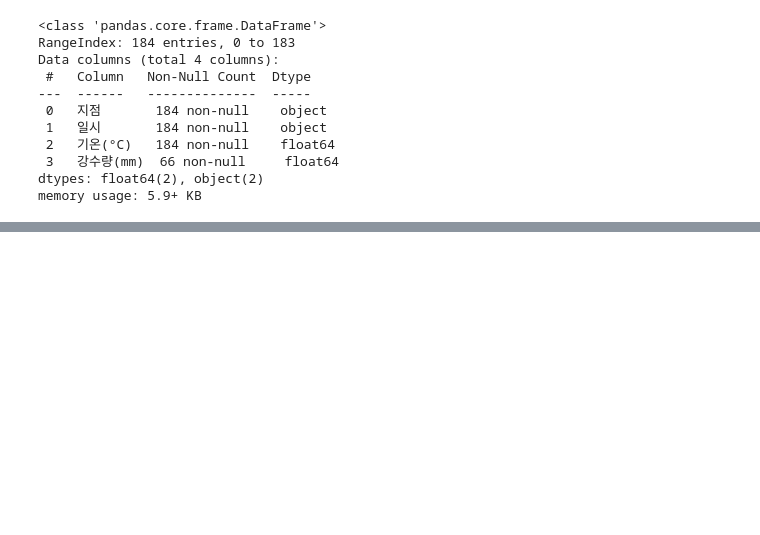
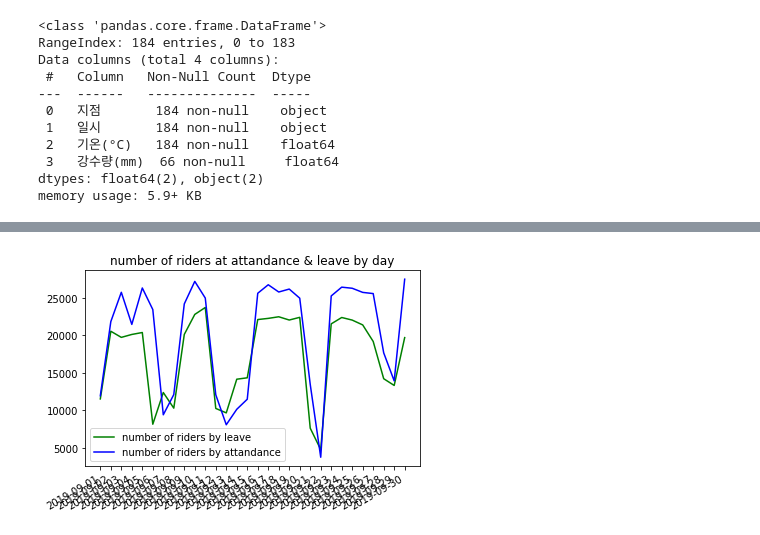
Before and after one commit to mucollabo/busRidersPredic, a Jupyter notebook: busRidersPredic.ipynb, the cells around one changed output, grey strips where cells are left out. Saved outputs shown, nothing was run; the diff lists cells and outputs as text; code cells hidden in the pictures; blank space fills up the shorter version.

```diff
--- a/busRidersPredic.ipynb
+++ b/busRidersPredic.ipynb
@@ -184,0 +252,10 @@ findfont: Font family ['AppleGothic'] not found. Falling back to DejaVu Sans.
+# %%
+# 일별 출퇴근 시간 탑승객 수 시각화
+plt.plot("date", "18~20_ride", "g-", label="number of riders by leave", data=eda_data)
+plt.plot("date", "8~10_ride", "b-", label="number of riders by attandance", data=eda_data)
+plt.gcf().autofmt_xdate()
+plt.legend(loc=0)
+plt.title("number of riders at attandance & leave by day")
+plt.show()
+# %% [output]
+[figure, added]
```
Also changed, not shown: parts of 17 cells of this notebook.
